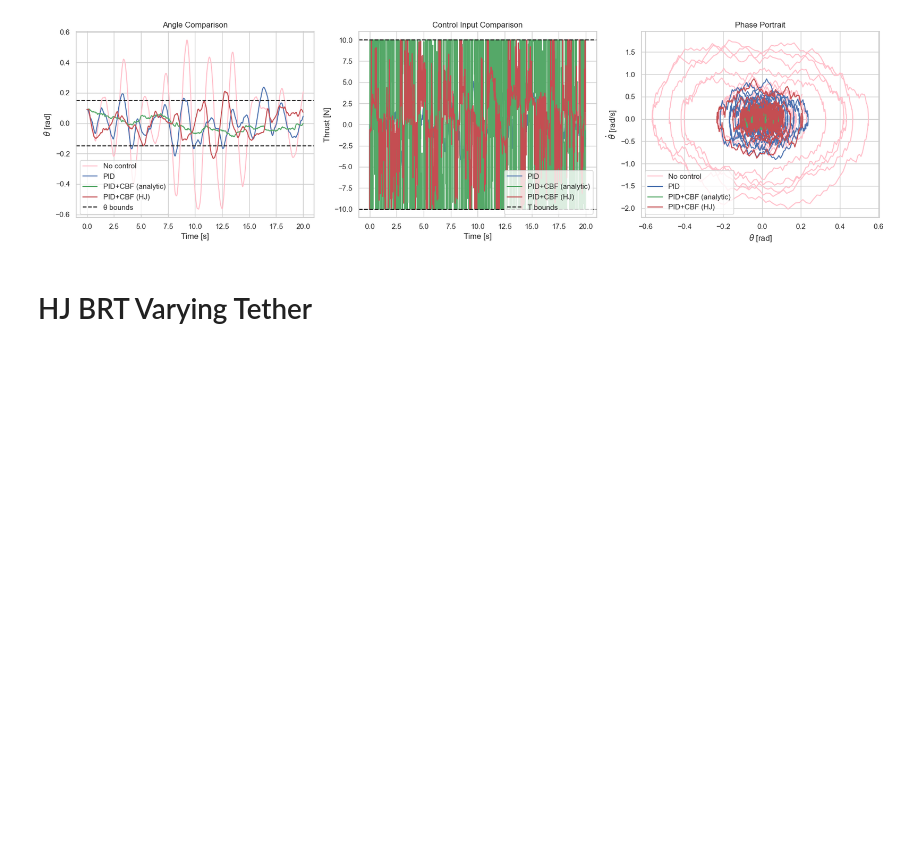
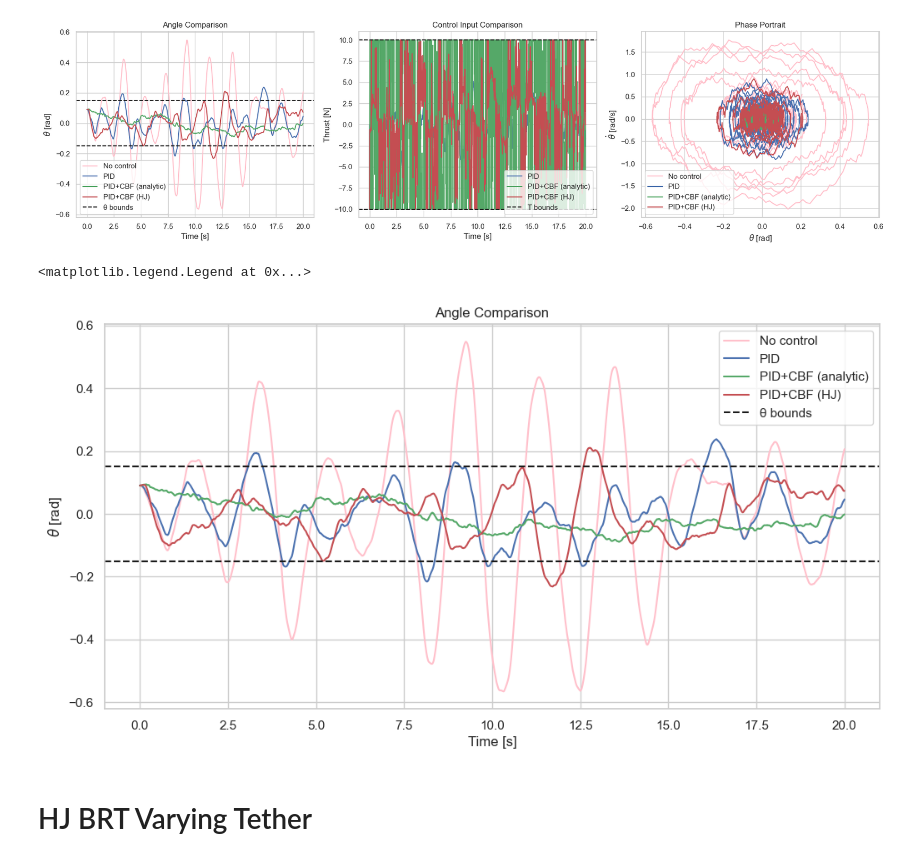
Before and after one commit to jaspermatthe/AA548-Project, a Jupyter notebook: project_non_QP.ipynb, the cells around one changed output. Cells and saved outputs as stored; diff of their text form; code cells hidden in the pictures; blank space fills up the shorter version.

```diff
--- a/project_non_QP.ipynb
+++ b/project_non_QP.ipynb
@@ -816,6 +816,21 @@ plt.tight_layout()
 plt.show()
 # %% [output]
 [figure]
+# %%
+plt.figure(figsize=(12, 6))
+plt.plot(t_noctrl, xs_fixed_wind[:, 0], color='pink', label='No control')
+plt.plot(t_pid, pid_fixed_states[:, 0], 'b-', label='PID')
+plt.plot(t_cbf, CBF_pid_fixed_states[:, 0], 'g-', label='PID+CBF (analytic)')
+plt.plot(t_hjcbf, CBF_hj_pid_fixed_states[:, 0], 'r-', label='PID+CBF (HJ)')
+plt.axhline(y=theta_max, color='k', linestyle='--', label='θ bounds')
+plt.axhline(y=-theta_max, color='k', linestyle='--')
+plt.xlabel('Time [s]')
+plt.ylabel(r'$\theta$ [rad]')
+plt.title('Angle Comparison')
+plt.legend()
+# %% [output]
+<matplotlib.legend.Legend at 0x...>
+[figure, added]
 # %% [markdown]
 # HJ BRT Varying Tether
 # %% [markdown]
```
Also changed, not shown: parts of 1 cell of this notebook, 3 other files.
